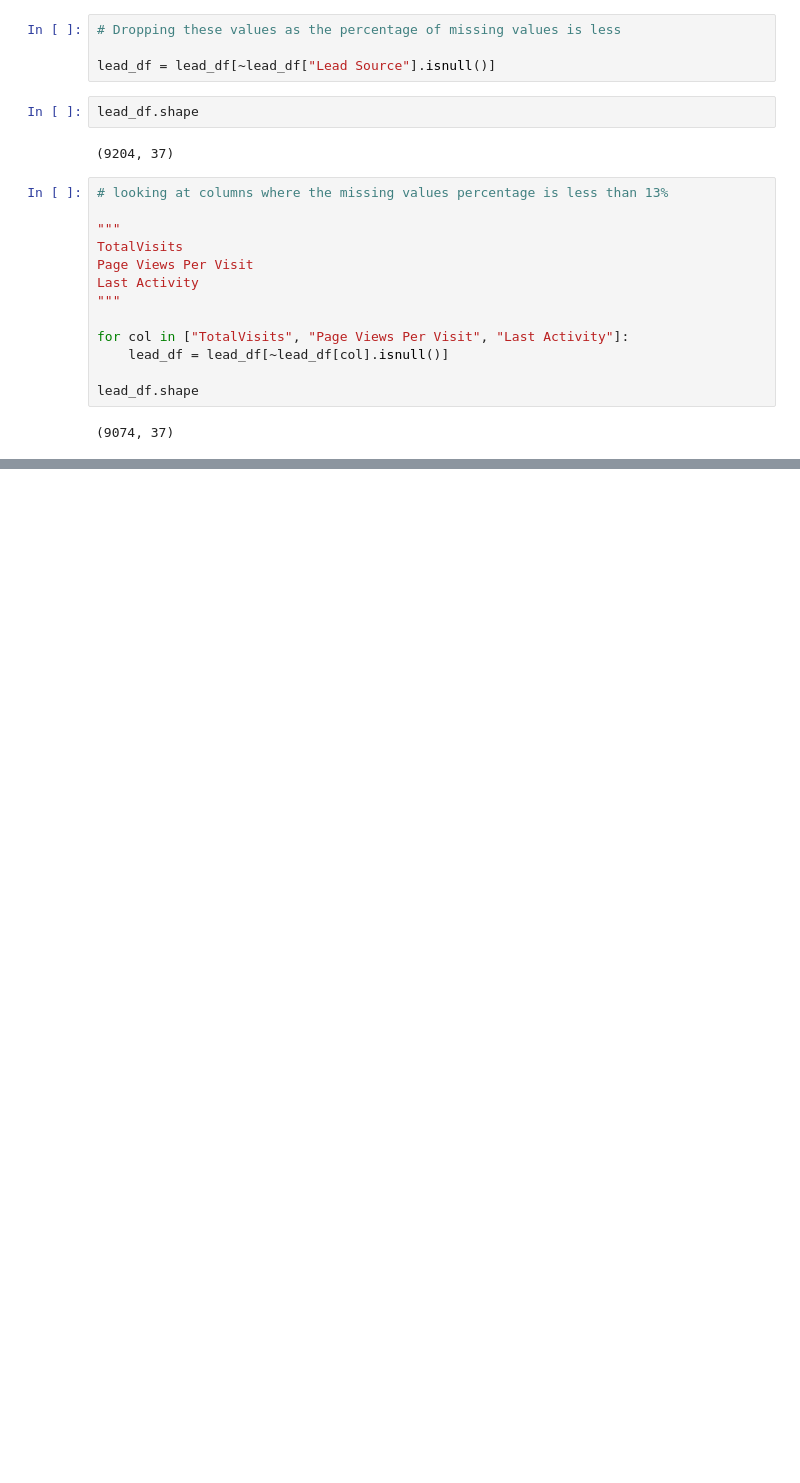
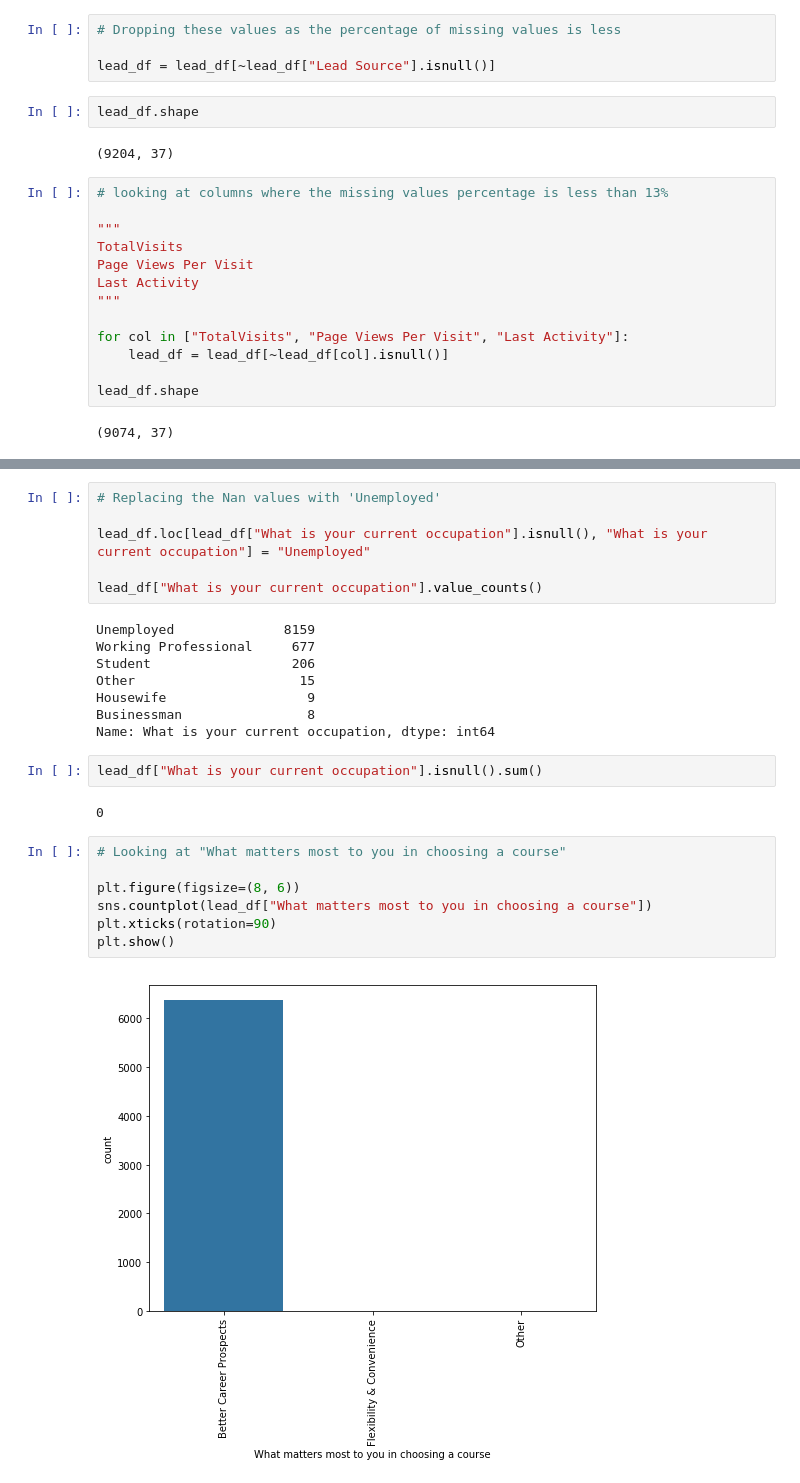
Before and after one commit to sasanka-sai/Lead_scoring_case_study, a Jupyter notebook: Lead_scoring_dataset_EDA.ipynb, the cells around one changed output, grey strips where cells are left out. Saved outputs shown, nothing was run; the diff lists cells and outputs as text; blank space fills up the shorter version.

```diff
--- a/Lead_scoring_dataset_EDA.ipynb
+++ b/Lead_scoring_dataset_EDA.ipynb
@@ -221,0 +353,27 @@ lead_df.shape
+# %%
+# Replacing the Nan values with 'Unemployed'
+
+lead_df.loc[lead_df["What is your current occupation"].isnull(), "What is your current occupation"] = "Unemployed"
+
+lead_df["What is your current occupation"].value_counts()
+# %% [output]
+Unemployed              8159
+Working Professional     677
+Student                  206
+Other                     15
+Housewife                  9
+Businessman                8
+Name: What is your current occupation, dtype: int64
+# %%
+lead_df["What is your current occupation"].isnull().sum()
+# %% [output]
+0
+# %%
+# Looking at "What matters most to you in choosing a course"
+
+plt.figure(figsize=(8, 6))
+sns.countplot(lead_df["What matters most to you in choosing a course"])
+plt.xticks(rotation=90)
+plt.show()
+# %% [output]
+[figure, added]
```
Also changed, not shown: parts of 29 cells of this notebook.
